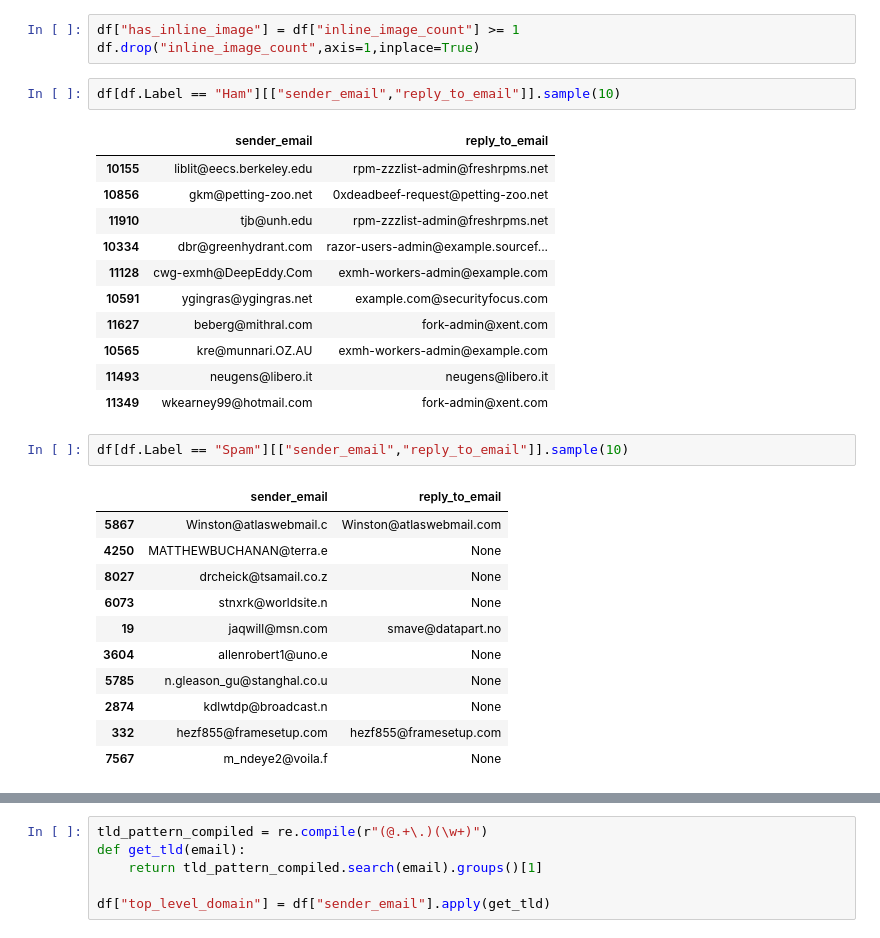
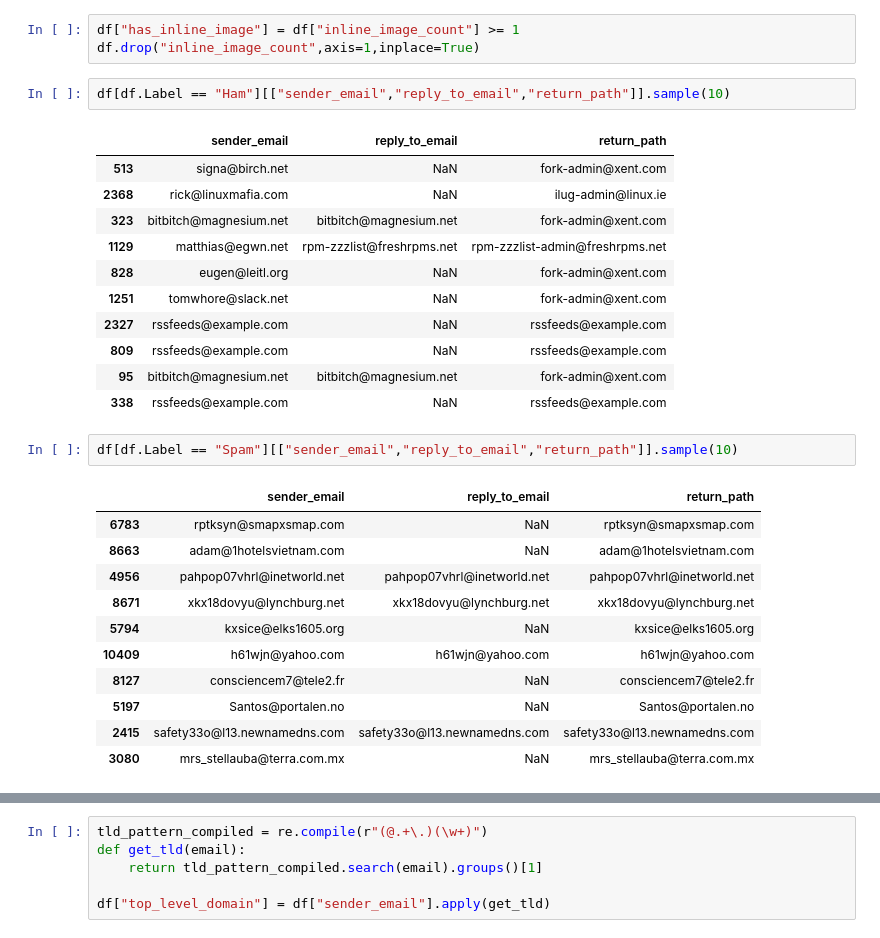
Before and after one commit to susmitpy/Spam-Email-Detector, a Jupyter notebook: Data/Data Wrangling/Scripts/Preprocessing Stage 1.ipynb, the cells around one changed output, grey strips where cells are left out. Saved outputs shown, nothing was run; the diff lists cells and outputs as text.

```diff
--- a/Data/Data Wrangling/Scripts/Preprocessing Stage 1.ipynb
+++ b/Data/Data Wrangling/Scripts/Preprocessing Stage 1.ipynb
@@ -56,30 +54,30 @@ a=df[df.Label == "Spam"]["inline_image_count"]
 df["has_inline_image"] = df["inline_image_count"] >= 1
 df.drop("inline_image_count",axis=1,inplace=True)
 # %%
-df[df.Label == "Ham"][["sender_email","reply_to_email"]].sample(10)
+df[df.Label == "Ham"][["sender_email","reply_to_email","return_path"]].sample(10)
 # %% [output]
-|  | sender_email | reply_to_email |
-| 10155 | liblit@eecs.berkeley.edu | rpm-zzzlist-admin@freshrpms.net |
-| 10856 | gkm@petting-zoo.net | 0xdeadbeef-request@petting-zoo.net |
-| 11910 | tjb@unh.edu | rpm-zzzlist-admin@freshrpms.net |
-| 10334 | dbr@greenhydrant.com | razor-users-admin@example.sourcef... |
-| 11128 | cwg-exmh@DeepEddy.Com | exmh-workers-admin@example.com |
-| 10591 | ygingras@ygingras.net | example.com@securityfocus.com |
-| 11627 | beberg@mithral.com | fork-admin@xent.com |
-| 10565 | kre@munnari.OZ.AU | exmh-workers-admin@example.com |
-| 11493 | neugens@libero.it | neugens@libero.it |
-| 11349 | wkearney99@hotmail.com | fork-admin@xent.com |
+|  | sender_email | reply_to_email | return_path |
+| 513 | signa@birch.net | NaN | fork-admin@xent.com |
+| 2368 | rick@linuxmafia.com | NaN | ilug-admin@linux.ie |
+| 323 | bitbitch@magnesium.net | bitbitch@magnesium.net | fork-admin@xent.com |
+| 1129 | matthias@egwn.net | rpm-zzzlist@freshrpms.net | rpm-zzzlist-admin@freshrpms.net |
+| 828 | eugen@leitl.org | NaN | fork-admin@xent.com |
+| 1251 | tomwhore@slack.net | NaN | fork-admin@xent.com |
+| 2327 | rssfeeds@example.com | NaN | rssfeeds@example.com |
+| 809 | rssfeeds@example.com | NaN | rssfeeds@example.com |
+| 95 | bitbitch@magnesium.net | bitbitch@magnesium.net | fork-admin@xent.com |
+| 338 | rssfeeds@example.com | NaN | rssfeeds@example.com |
 # %%
-df[df.Label == "Spam"][["sender_email","reply_to_email"]].sample(10)
+df[df.Label == "Spam"][["sender_email","reply_to_email","return_path"]].sample(10)
 # %% [output]
-|  | sender_email | reply_to_email |
-| 5867 | Winston@atlaswebmail.c | Winston@atlaswebmail.com |
-| 4250 | MATTHEWBUCHANAN@terra.e | None |
-| 8027 | drcheick@tsamail.co.z | None |
-| 6073 | stnxrk@worldsite.n | None |
-| 19 | jaqwill@msn.com | smave@datapart.no |
-| 3604 | allenrobert1@uno.e | None |
-| 5785 | n.gleason_gu@stanghal.co.u | None |
-| 2874 | kdlwtdp@broadcast.n | None |
-| 332 | hezf855@framesetup.com | hezf855@framesetup.com |
-| 7567 | m_ndeye2@voila.f | None |
+|  | sender_email | reply_to_email | return_path |
+| 6783 | rptksyn@smapxsmap.com | NaN | rptksyn@smapxsmap.com |
+| 8663 | adam@1hotelsvietnam.com | NaN | adam@1hotelsvietnam.com |
+| 4956 | pahpop07vhrl@inetworld.net | pahpop07vhrl@inetworld.net | pahpop07vhrl@inetworld.net |
+| 8671 | xkx18dovyu@lynchburg.net | xkx18dovyu@lynchburg.net | xkx18dovyu@lynchburg.net |
+| 5794 | kxsice@elks1605.org | NaN | kxsice@elks1605.org |
+| 10409 | h61wjn@yahoo.com | h61wjn@yahoo.com | h61wjn@yahoo.com |
+| 8127 | consciencem7@tele2.fr | NaN | consciencem7@tele2.fr |
+| 5197 | Santos@portalen.no | NaN | Santos@portalen.no |
+| 2415 | safety33o@l13.newnamedns.com | safety33o@l13.newnamedns.com | safety33o@l13.newnamedns.com |
+| 3080 | mrs_stellauba@terra.com.mx | NaN | mrs_stellauba@terra.com.mx |
```
Also changed, not shown: parts of 25 cells of this notebook, 2 other files.
